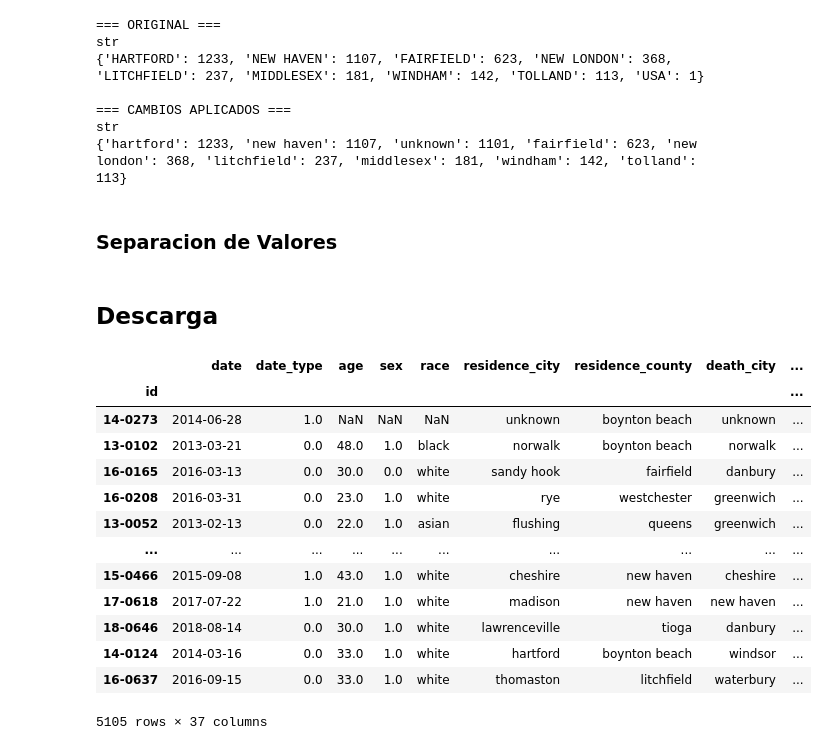
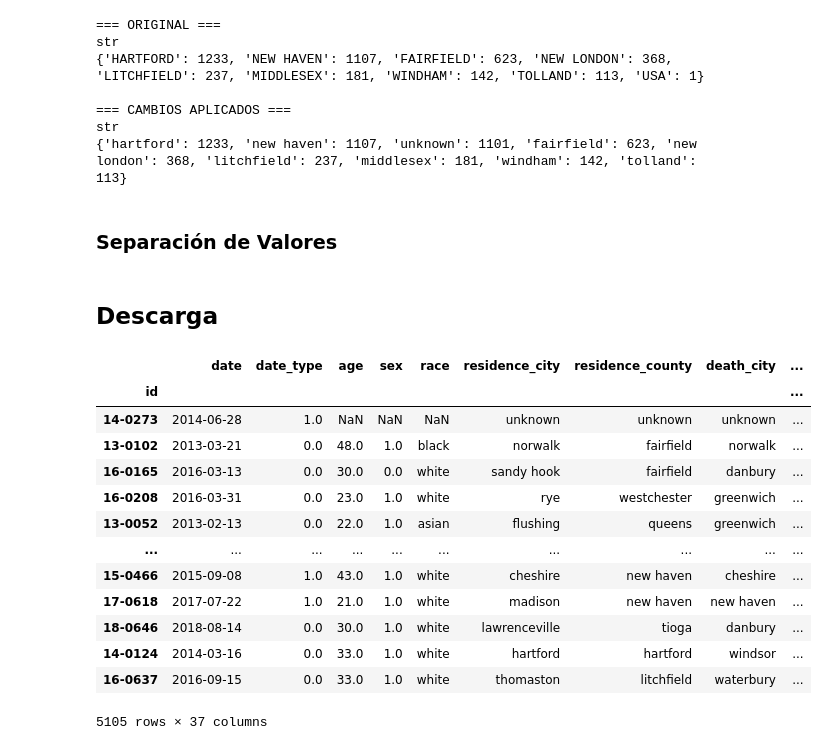
Before and after one commit to rosorioromero/Portafolio, a Jupyter notebook: 1. Limpieza de datos/limpieza_drug_deaths.ipynb, the cells around one changed output. Saved outputs shown, nothing was run; the diff lists cells and outputs as text; code cells hidden in the pictures.

```diff
--- a/1. Limpieza de datos/limpieza_drug_deaths.ipynb
+++ b/1. Limpieza de datos/limpieza_drug_deaths.ipynb
@@ -55,10 +55,10 @@ Si predices clase → cuida proporciones, separación y codificación (ex. one-h
 # %%
 import os
 ruta=os.getcwd()
-ruta_csv = os.path.join('..', '0. Datos', 'drug_deaths.csv')
+ruta_csv = 'drug_deaths.csv'
 df = pd.read_csv(ruta_csv, index_col=0)
 # %%
-ruta_excel = os.path.join('..', '0. Datos', 'cambios_drogas.xlsx')
+ruta_excel = 'cambios_drogas.xlsx'
 df_city = pd.read_excel(ruta_excel, sheet_name='city')
 df_county = pd.read_excel(ruta_excel, sheet_name='county')
 df_todo = pd.read_excel(ruta_excel, sheet_name='todo')
@@ -943,8 +943,8 @@ print("=== ORIGINAL ===")
 print(df['residence_county'].dtype)
 print(df["residence_county"].value_counts().to_dict())
 
-# Cargar la pestaña 'cities' del Excel
-mapa = dict(zip(df_county['Valor_Original'].astype(str).str.lower().str.strip(), df_city['Valor_Corregido']))
+# Cargar la pestaña 'county' del Excel
+mapa = dict(zip(df_county['Valor_Original'].astype(str).str.lower().str.strip(), df_county['Valor_Corregido']))
 
 # Imputar nulos, limpiar texto y aplicar el reemplazo
 df['residence_county'] = (
@@ -1080,7 +1080,7 @@ df.loc[condicion, 'death_county'] = (
     .fillna('unknown')
 )
 # %% [markdown]
-### Separacion de Valores
+### Separación de Valores
 # %%
 cols = ['death_city_geo', 'residence_city_geo', 'injury_city_geo']
 
@@ -1090,13 +1090,13 @@ for col in cols:
 # %% [markdown]
 ## Descarga
 # %%
-df.to_csv("../0. Datos/drug_limpios.csv", index=False)
+df.to_csv("drug_limpios.csv", index=False)
 df
 # %% [output]
 |  | date | date_type | age | sex | race | residence_city | residence_county | death_city | ... |
 | id |  |  |  |  |  |  |  |  | ... |
-| 14-0273 | 2014-06-28 | 1.0 | NaN | NaN | NaN | unknown | boynton beach | unknown | ... |
-| 13-0102 | 2013-03-21 | 0.0 | 48.0 | 1.0 | black | norwalk | boynton beach | norwalk | ... |
+| 14-0273 | 2014-06-28 | 1.0 | NaN | NaN | NaN | unknown | unknown | unknown | ... |
+| 13-0102 | 2013-03-21 | 0.0 | 48.0 | 1.0 | black | norwalk | fairfield | norwalk | ... |
 | 16-0165 | 2016-03-13 | 0.0 | 30.0 | 0.0 | white | sandy hook | fairfield | danbury | ... |
 | 16-0208 | 2016-03-31 | 0.0 | 23.0 | 1.0 | white | rye | westchester | greenwich | ... |
 | 13-0052 | 2013-02-13 | 0.0 | 22.0 | 1.0 | asian | flushing | queens | greenwich | ... |
@@ -1104,6 +1104,6 @@ df
 | 15-0466 | 2015-09-08 | 1.0 | 43.0 | 1.0 | white | cheshire | new haven | cheshire | ... |
 | 17-0618 | 2017-07-22 | 1.0 | 21.0 | 1.0 | white | madison | new haven | new haven | ... |
 | 18-0646 | 2018-08-14 | 0.0 | 30.0 | 1.0 | white | lawrenceville | tioga | danbury | ... |
-| 14-0124 | 2014-03-16 | 0.0 | 33.0 | 1.0 | white | hartford | boynton beach | windsor | ... |
+| 14-0124 | 2014-03-16 | 0.0 | 33.0 | 1.0 | white | hartford | hartford | windsor | ... |
 | 16-0637 | 2016-09-15 | 0.0 | 33.0 | 1.0 | white | thomaston | litchfield | waterbury | ... |
 5105 rows × 37 columns
```
Also changed, not shown: parts of 10 cells of this notebook, 1 other file.
